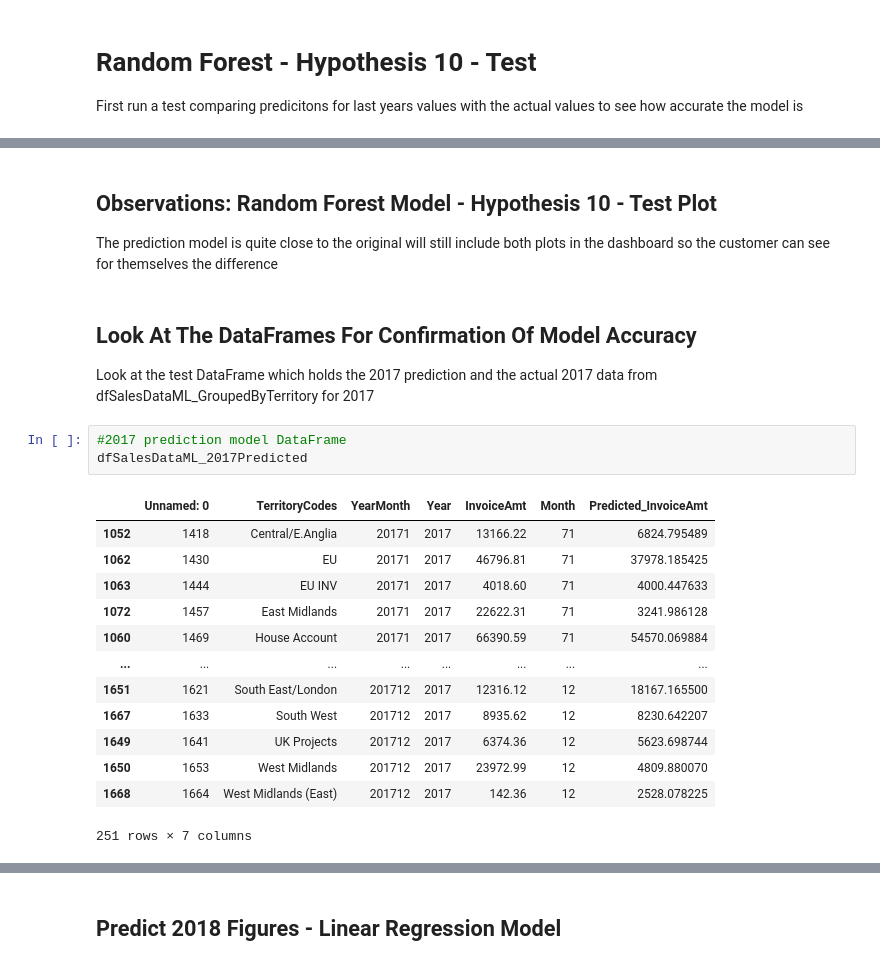
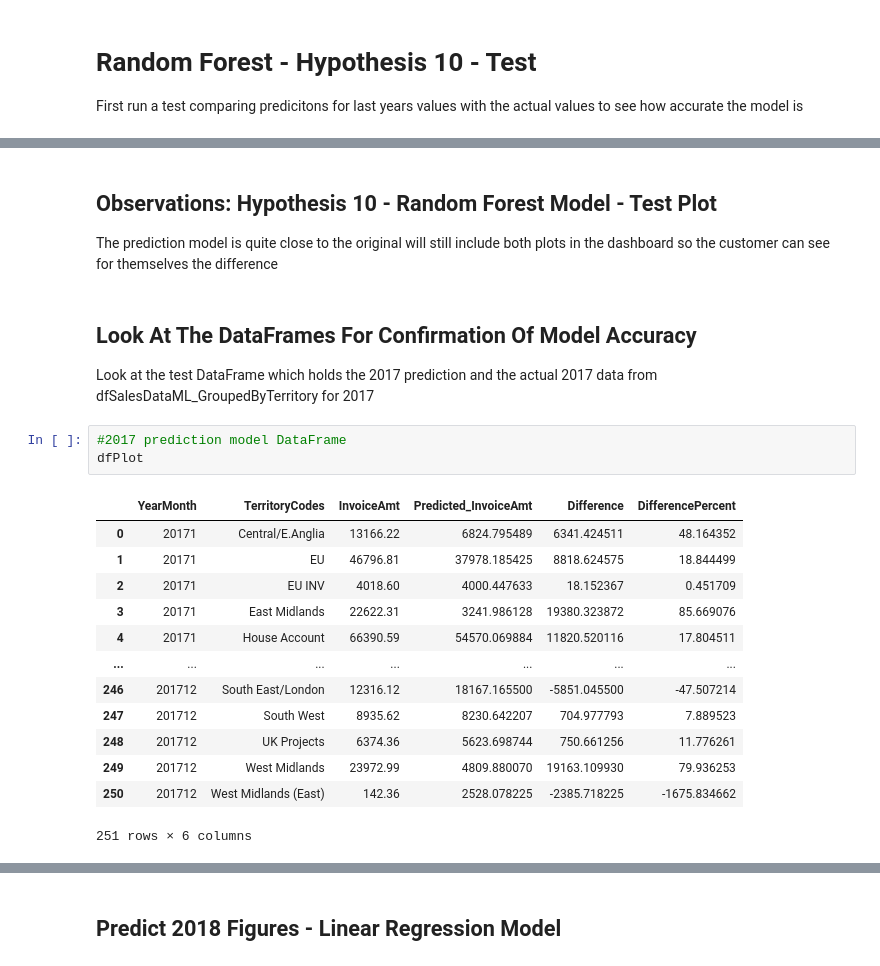
Before and after one commit to RogerWilliams2026/Project3-SalesAnalysis, a Jupyter notebook: jupyter_notebooks/Notebook_ML.ipynb, the cells around one changed output, grey strips where cells are left out. Cells and saved outputs as stored; diff of their text form.

```diff
--- a/jupyter_notebooks/Notebook_ML.ipynb
+++ b/jupyter_notebooks/Notebook_ML.ipynb
@@ -2882,5 +2347,5 @@ plt.savefig(
 # %% [markdown]
-## Observations: Random Forest Model - Hypothesis 10 - Test Plot
+## Observations: Hypothesis 10 - Random Forest Model - Test Plot
 
 The prediction model is quite close to the original will still include both plots in the dashboard so the customer
 can see for themselves the difference
@@ -2890,18 +2355,18 @@ can see for themselves the difference
 Look at the test DataFrame which holds the 2017 prediction and the actual 2017 data from  dfSalesDataML_GroupedByTerritory for 2017
 # %%
 #2017 prediction model DataFrame
-dfSalesDataML_2017Predicted
+dfPlot
 # %% [output]
-|  | Unnamed: 0 | TerritoryCodes | YearMonth | Year | InvoiceAmt | Month | Predicted_InvoiceAmt |
-| 1052 | 1418 | Central/E.Anglia | 20171 | 2017 | 13166.22 | 71 | 6824.795489 |
-| 1062 | 1430 | EU | 20171 | 2017 | 46796.81 | 71 | 37978.185425 |
-| 1063 | 1444 | EU INV | 20171 | 2017 | 4018.60 | 71 | 4000.447633 |
-| 1072 | 1457 | East Midlands | 20171 | 2017 | 22622.31 | 71 | 3241.986128 |
-| 1060 | 1469 | House Account | 20171 | 2017 | 66390.59 | 71 | 54570.069884 |
-| ... | ... | ... | ... | ... | ... | ... | ... |
-| 1651 | 1621 | South East/London | 201712 | 2017 | 12316.12 | 12 | 18167.165500 |
-| 1667 | 1633 | South West | 201712 | 2017 | 8935.62 | 12 | 8230.642207 |
-| 1649 | 1641 | UK Projects | 201712 | 2017 | 6374.36 | 12 | 5623.698744 |
-| 1650 | 1653 | West Midlands | 201712 | 2017 | 23972.99 | 12 | 4809.880070 |
-| 1668 | 1664 | West Midlands (East) | 201712 | 2017 | 142.36 | 12 | 2528.078225 |
+|  | YearMonth | TerritoryCodes | InvoiceAmt | Predicted_InvoiceAmt | Difference | DifferencePercent |
+| 0 | 20171 | Central/E.Anglia | 13166.22 | 6824.795489 | 6341.424511 | 48.164352 |
+| 1 | 20171 | EU | 46796.81 | 37978.185425 | 8818.624575 | 18.844499 |
+| 2 | 20171 | EU INV | 4018.60 | 4000.447633 | 18.152367 | 0.451709 |
+| 3 | 20171 | East Midlands | 22622.31 | 3241.986128 | 19380.323872 | 85.669076 |
+| 4 | 20171 | House Account | 66390.59 | 54570.069884 | 11820.520116 | 17.804511 |
+| ... | ... | ... | ... | ... | ... | ... |
+| 246 | 201712 | South East/London | 12316.12 | 18167.165500 | -5851.045500 | -47.507214 |
+| 247 | 201712 | South West | 8935.62 | 8230.642207 | 704.977793 | 7.889523 |
+| 248 | 201712 | UK Projects | 6374.36 | 5623.698744 | 750.661256 | 11.776261 |
+| 249 | 201712 | West Midlands | 23972.99 | 4809.880070 | 19163.109930 | 79.936253 |
+| 250 | 201712 | West Midlands (East) | 142.36 | 2528.078225 | -2385.718225 | -1675.834662 |
-251 rows × 7 columns
+251 rows × 6 columns
```
Also changed, not shown: parts of 58 cells of this notebook, 13 other files.
